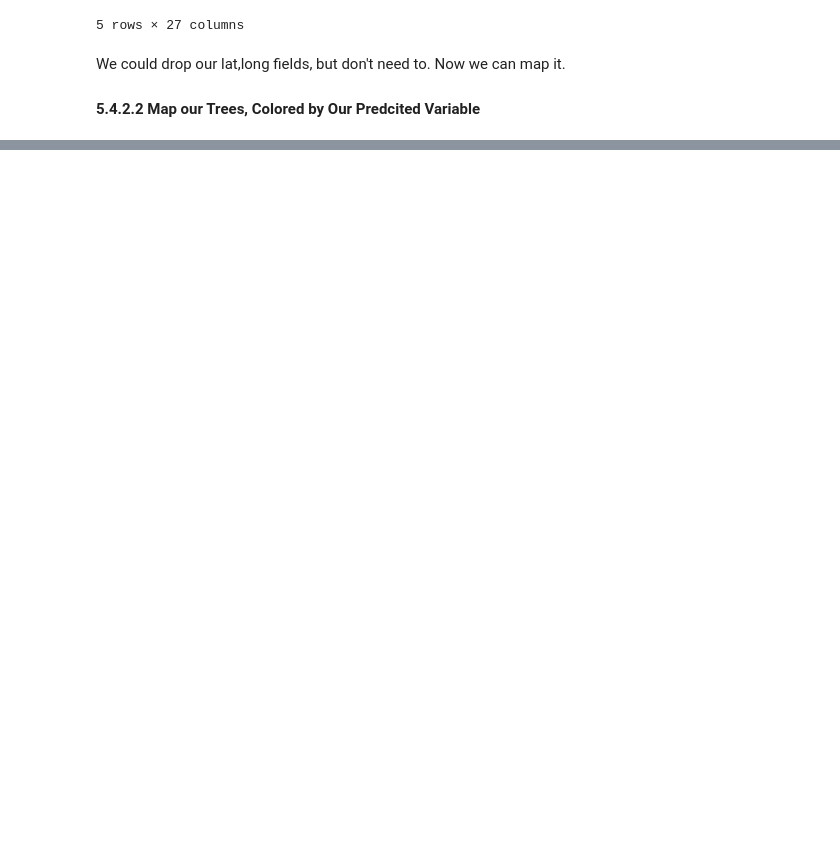
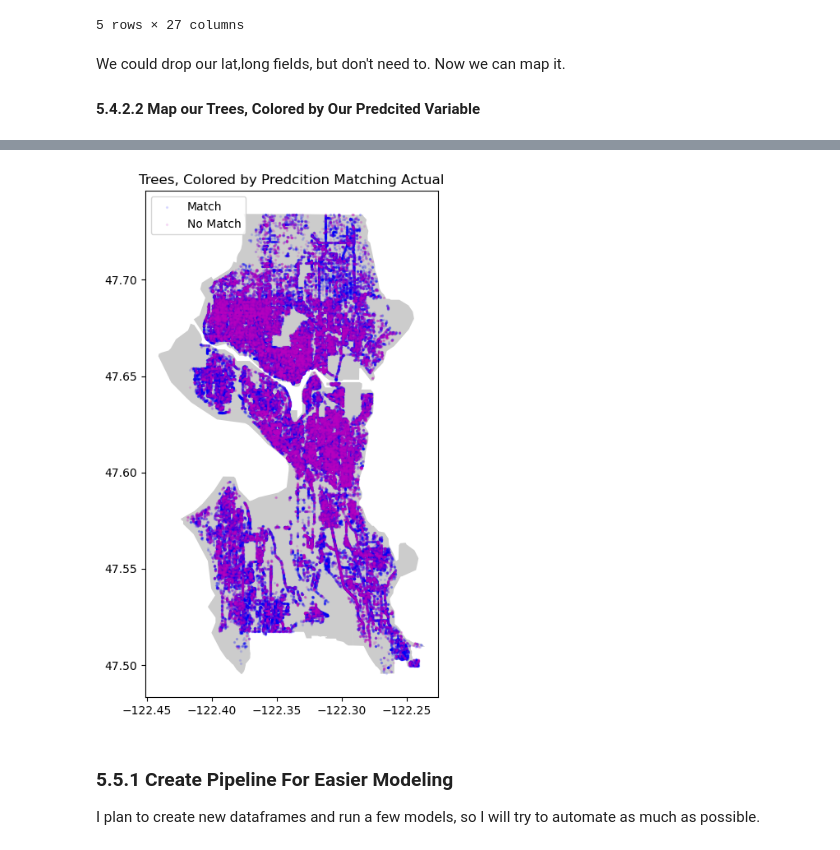
Before and after one commit to BrettlyCD/seattle-trees-project, a Jupyter notebook: notebooks/04_modeling.ipynb, the cells around one changed output, grey strips where cells are left out. Cells and saved outputs as stored; diff of their text form; code cells hidden in the pictures; blank space fills up the shorter version.

```diff
--- a/notebooks/04_modeling.ipynb
+++ b/notebooks/04_modeling.ipynb
@@ -444,0 +492,6 @@ plt.legend(prop={'size':15})
+# %%
+#Create copy of geo_df
+act_v_pred = geo_df.reset_index(drop=True)
+# %%
+#add act_v_pred column
+act_v_pred['matches'] = act_v_pred['condition_index'] == act_v_pred['prediction']
@@ -444,0 +506,25 @@ plt.legend(prop={'size':15})
+# %%
+fig, ax = plt.subplots(figsize=(8,8))
+map.plot(ax=ax, alpha=0.4, color='grey')
+act_v_pred[act_v_pred['matches'] == True].plot(ax=ax,
+                                       markersize=2,
+                                       color='b',
+                                       marker='o',
+                                       label='Match',
+                                       alpha=0.1)
+act_v_pred[act_v_pred['matches'] == False].plot(ax=ax,
+                                       markersize=2,
+                                       color='m',
+                                       marker='o',
+                                       label='No Match',
+                                       alpha=0.1)
+
+plt.legend(prop={'size':10})
+plt.title('Trees, Colored by Predcition Matching Actual')
+plt.show()
+# %% [output]
+[figure, added]
+# %% [markdown]
+### 5.5.1 Create Pipeline For Easier Modeling
+
+I plan to create new dataframes and run a few models, so I will try to automate as much as possible.
```
Also changed, not shown: parts of 5 cells of this notebook.
